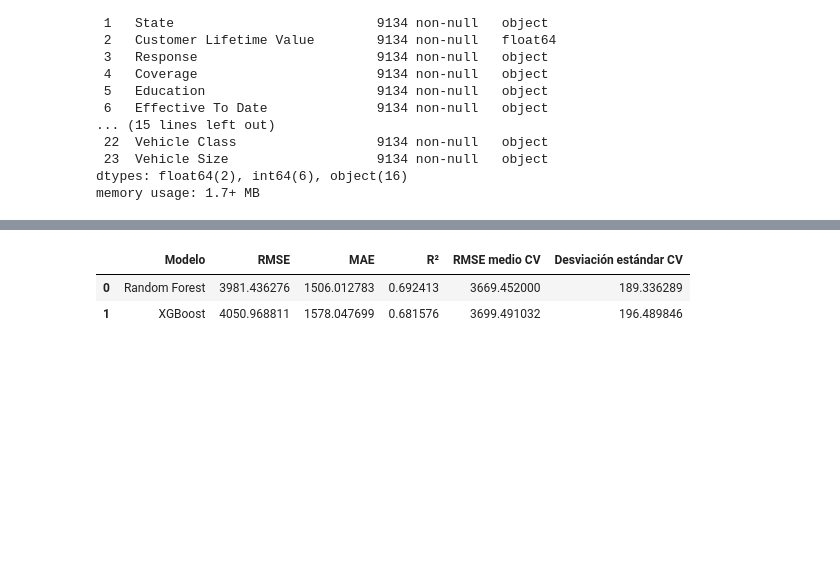
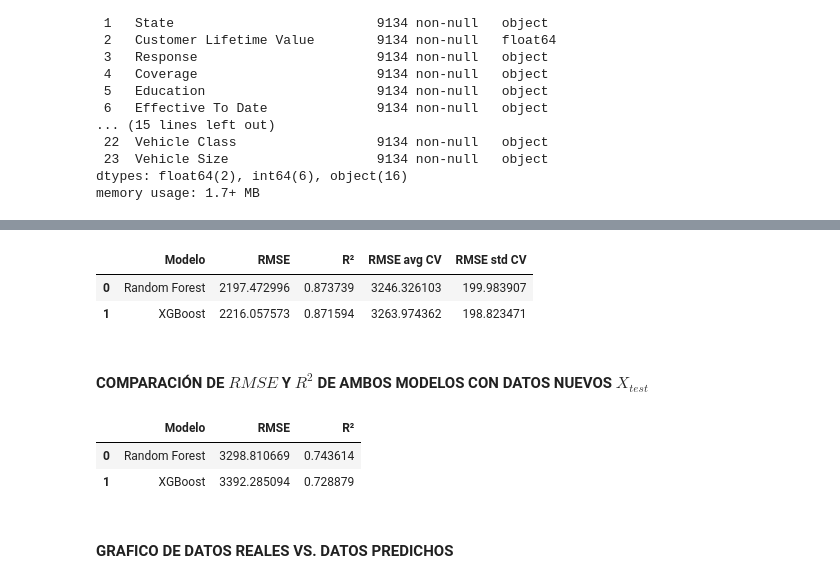
Before and after one commit to gibranchavez13/Prediccion-del-Lifetime-Value-en-Seguros-Automotrices-mediante-Modelos-de-Ensamble, a Jupyter notebook: P3.ipynb, the cells around one changed output, grey strips where cells are left out. Drawn from its saved outputs; the diff is of its cells as text; code cells hidden in the pictures; blank space fills up the shorter version.

```diff
--- a/P3.ipynb
+++ b/P3.ipynb
@@ -429,0 +869,2 @@ def evaluar_modelo(modelo, X_test, y_test, nombre):
+# %%
+best_rdf.fit(X_train, y_train)
@@ -429,0 +891,2 @@ def evaluar_modelo(modelo, X_test, y_test, nombre):
+# %%
+best_xgb.fit(X_train, y_train)
@@ -430,8 +913,8 @@ def evaluar_modelo(modelo, X_test, y_test, nombre):
 # %%
-metricas = pd.DataFrame([
-    evaluar_modelo(best_rdf, X_test, y_test, 'Random Forest'),
-    evaluar_modelo(best_xgb, X_test, y_test, 'XGBoost')
+metricas_train = pd.DataFrame([
+    evaluar_modelo(best_rdf, X_train, y_train, 'Random Forest'),
+    evaluar_modelo(best_xgb, X_train, y_train, 'XGBoost')
 ])
 
-metricas
+metricas_train
 # %% [output]
@@ -460,8 +943,8 @@ for nombre, modelo in modelos_optimizados_cv.items():
 
     resultados_optimizados_cv.append({
         'Modelo': nombre,
-        'RMSE medio CV': rmse_scores.mean(),
-        'Desviación estándar CV': rmse_scores.std()
+        'RMSE avg CV': rmse_scores.mean(),
+        'RMSE std CV': rmse_scores.std()
     })
 # %%
 resultados_optimizados_cv = pd.DataFrame(resultados_optimizados_cv)
@@ -473,16 +956,31 @@ resultados_optimizados_cv
 # %%
 tabla_final = pd.merge(
-    metricas,
+    metricas_train,
     resultados_optimizados_cv,
     on='Modelo',
     how='inner'
 )
 
 tabla_final
 # %% [output]
-|  | Modelo | RMSE | MAE | R² | RMSE medio CV | Desviación estándar CV |
-| 0 | Random Forest | 3981.436276 | 1506.012783 | 0.692413 | 3669.452000 | 189.336289 |
-| 1 | XGBoost | 4050.968811 | 1578.047699 | 0.681576 | 3699.491032 | 196.489846 |
+|  | Modelo | RMSE | R² | RMSE avg CV | RMSE std CV |
+| 0 | Random Forest | 2197.472996 | 0.873739 | 3246.326103 | 199.983907 |
+| 1 | XGBoost | 2216.057573 | 0.871594 | 3263.974362 | 198.823471 |
+# %% [markdown]
+#### **COMPARACIÓN DE $RMSE$ Y $R^2$ DE AMBOS MODELOS CON DATOS NUEVOS $X_{test}$**
+# %%
+metricas_test = pd.DataFrame([
+    evaluar_modelo(best_rdf, X_test, y_test, 'Random Forest'),
+    evaluar_modelo(best_xgb, X_test, y_test, 'XGBoost')
+])
+
+metricas_test
+# %% [output]
+|  | Modelo | RMSE | R² |
+| 0 | Random Forest | 3298.810669 | 0.743614 |
+| 1 | XGBoost | 3392.285094 | 0.728879 |
+# %% [markdown]
+#### **GRAFICO DE DATOS REALES VS. DATOS PREDICHOS**
 # %%
 def graficar_reales_vs_predichos(y_test, y_pred, nombre):
     plt.figure(figsize=(8, 6))
```
Also changed, not shown: parts of 103 cells of this notebook.
